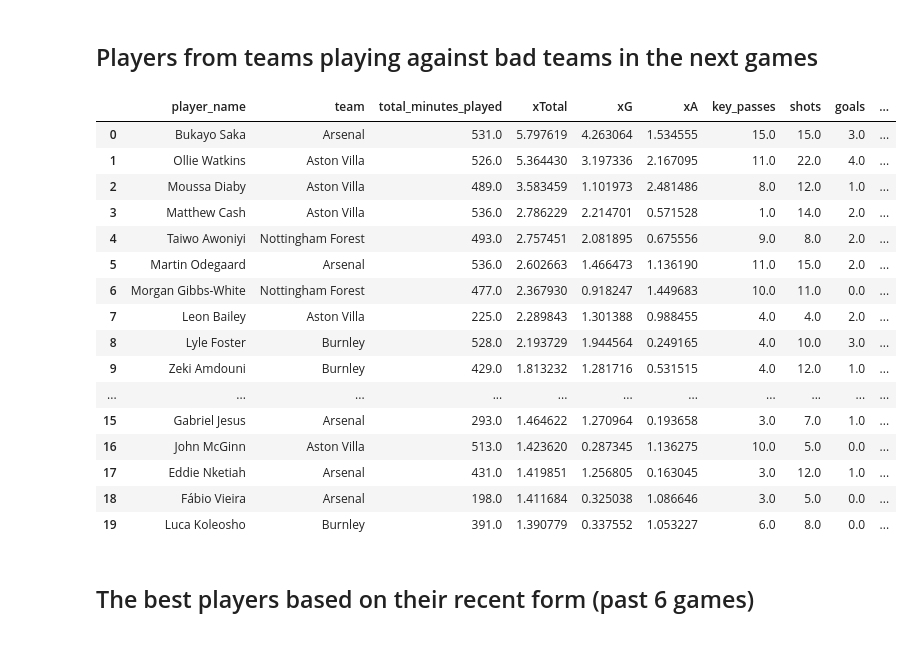
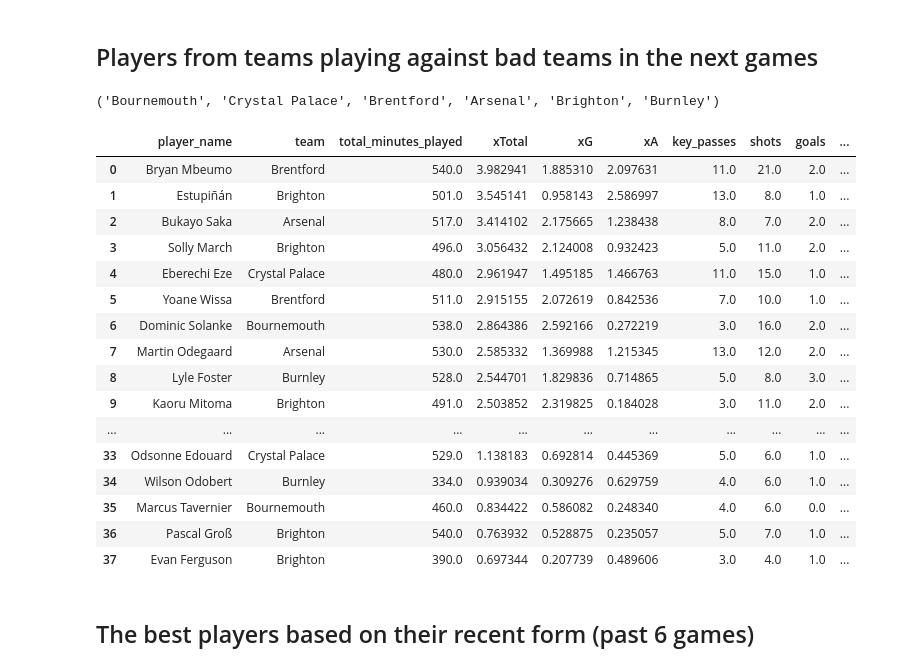
Before and after one commit to leschiffres/understats-fpl, a Jupyter notebook: visualizations.ipynb, the cells around one changed output. Saved outputs shown, nothing was run; the diff lists cells and outputs as text; code cells hidden in the pictures.

```diff
--- a/visualizations.ipynb
+++ b/visualizations.ipynb
@@ -27,52 +27,55 @@ with pg_connection.cursor(cursor_factory=psycopg2.extras.NamedTupleCursor) as pg
     df = pd.DataFrame(pg_cur.fetchall())
 
 pg_connection.close()
+
 playing_against = dict(zip(df['team'], df['opponents']))
-teams_selected = tuple(df.loc[:4, 'team'].to_list())
+teams_selected = tuple(df.loc[:5, 'team'].to_list())
+print(teams_selected)
 
 query = """
 select
     player_name,
     team,
     total_minutes_played,
     "xTotal", "xG", "xA", key_passes, shots, goals, assists,
     latest_match
 from (
     select
         row_number() over (partition by team order by "xTotal" desc) as row_num,
         *
     from player_form
     where team in %(teams_selected)s
 )
 order by "xTotal" desc
 """
 pg_connection = psycopg2.connect(**postgres_config)
 
 # first we have to fetch the necessary information from the postgres universe table.
 with pg_connection.cursor(cursor_factory=psycopg2.extras.NamedTupleCursor) as pg_cur:
     pg_cur.execute(query, {"teams_selected":teams_selected})
     df = pd.DataFrame(pg_cur.fetchall())
 
 df['playing_against'] = df['team'].apply(lambda x: playing_against[x])
 df
 # %% [output]
+('Bournemouth', 'Crystal Palace', 'Brentford', 'Arsenal', 'Brighton', 'Burnley')
 |  | player_name | team | total_minutes_played | xTotal | xG | xA | key_passes | shots | goals | ... |
-| 0 | Bukayo Saka | Arsenal | 531.0 | 5.797619 | 4.263064 | 1.534555 | 15.0 | 15.0 | 3.0 | ... |
-| 1 | Ollie Watkins | Aston Villa | 526.0 | 5.364430 | 3.197336 | 2.167095 | 11.0 | 22.0 | 4.0 | ... |
-| 2 | Moussa Diaby | Aston Villa | 489.0 | 3.583459 | 1.101973 | 2.481486 | 8.0 | 12.0 | 1.0 | ... |
-| 3 | Matthew Cash | Aston Villa | 536.0 | 2.786229 | 2.214701 | 0.571528 | 1.0 | 14.0 | 2.0 | ... |
-| 4 | Taiwo Awoniyi | Nottingham Forest | 493.0 | 2.757451 | 2.081895 | 0.675556 | 9.0 | 8.0 | 2.0 | ... |
-| 5 | Martin Odegaard | Arsenal | 536.0 | 2.602663 | 1.466473 | 1.136190 | 11.0 | 15.0 | 2.0 | ... |
-| 6 | Morgan Gibbs-White | Nottingham Forest | 477.0 | 2.367930 | 0.918247 | 1.449683 | 10.0 | 11.0 | 0.0 | ... |
-| 7 | Leon Bailey | Aston Villa | 225.0 | 2.289843 | 1.301388 | 0.988455 | 4.0 | 4.0 | 2.0 | ... |
-| 8 | Lyle Foster | Burnley | 528.0 | 2.193729 | 1.944564 | 0.249165 | 4.0 | 10.0 | 3.0 | ... |
-| 9 | Zeki Amdouni | Burnley | 429.0 | 1.813232 | 1.281716 | 0.531515 | 4.0 | 12.0 | 1.0 | ... |
+| 0 | Bryan Mbeumo | Brentford | 540.0 | 3.982941 | 1.885310 | 2.097631 | 11.0 | 21.0 | 2.0 | ... |
+| 1 | Estupiñán | Brighton | 501.0 | 3.545141 | 0.958143 | 2.586997 | 13.0 | 8.0 | 1.0 | ... |
+| 2 | Bukayo Saka | Arsenal | 517.0 | 3.414102 | 2.175665 | 1.238438 | 8.0 | 7.0 | 2.0 | ... |
+| 3 | Solly March | Brighton | 496.0 | 3.056432 | 2.124008 | 0.932423 | 5.0 | 11.0 | 2.0 | ... |
+| 4 | Eberechi Eze | Crystal Palace | 480.0 | 2.961947 | 1.495185 | 1.466763 | 11.0 | 15.0 | 1.0 | ... |
+| 5 | Yoane Wissa | Brentford | 511.0 | 2.915155 | 2.072619 | 0.842536 | 7.0 | 10.0 | 1.0 | ... |
+| 6 | Dominic Solanke | Bournemouth | 538.0 | 2.864386 | 2.592166 | 0.272219 | 3.0 | 16.0 | 2.0 | ... |
+| 7 | Martin Odegaard | Arsenal | 530.0 | 2.585332 | 1.369988 | 1.215345 | 13.0 | 12.0 | 2.0 | ... |
+| 8 | Lyle Foster | Burnley | 528.0 | 2.544701 | 1.829836 | 0.714865 | 5.0 | 8.0 | 3.0 | ... |
+| 9 | Kaoru Mitoma | Brighton | 491.0 | 2.503852 | 2.319825 | 0.184028 | 3.0 | 11.0 | 2.0 | ... |
 | ... | ... | ... | ... | ... | ... | ... | ... | ... | ... | ... |
-| 15 | Gabriel Jesus | Arsenal | 293.0 | 1.464622 | 1.270964 | 0.193658 | 3.0 | 7.0 | 1.0 | ... |
-| 16 | John McGinn | Aston Villa | 513.0 | 1.423620 | 0.287345 | 1.136275 | 10.0 | 5.0 | 0.0 | ... |
-| 17 | Eddie Nketiah | Arsenal | 431.0 | 1.419851 | 1.256805 | 0.163045 | 3.0 | 12.0 | 1.0 | ... |
-| 18 | Fábio Vieira | Arsenal | 198.0 | 1.411684 | 0.325038 | 1.086646 | 3.0 | 5.0 | 0.0 | ... |
-| 19 | Luca Koleosho | Burnley | 391.0 | 1.390779 | 0.337552 | 1.053227 | 6.0 | 8.0 | 0.0 | ... |
+| 33 | Odsonne Edouard | Crystal Palace | 529.0 | 1.138183 | 0.692814 | 0.445369 | 5.0 | 6.0 | 1.0 | ... |
+| 34 | Wilson Odobert | Burnley | 334.0 | 0.939034 | 0.309276 | 0.629759 | 4.0 | 6.0 | 1.0 | ... |
+| 35 | Marcus Tavernier | Bournemouth | 460.0 | 0.834422 | 0.586082 | 0.248340 | 4.0 | 6.0 | 0.0 | ... |
+| 36 | Pascal Groß | Brighton | 540.0 | 0.763932 | 0.528875 | 0.235057 | 5.0 | 7.0 | 1.0 | ... |
+| 37 | Evan Ferguson | Brighton | 390.0 | 0.697344 | 0.207739 | 0.489606 | 3.0 | 4.0 | 1.0 | ... |
 # %% [markdown]
 ## The best players based on their recent form (past 6 games)
 # %%
```
Also changed, not shown: parts of 3 cells of this notebook.
